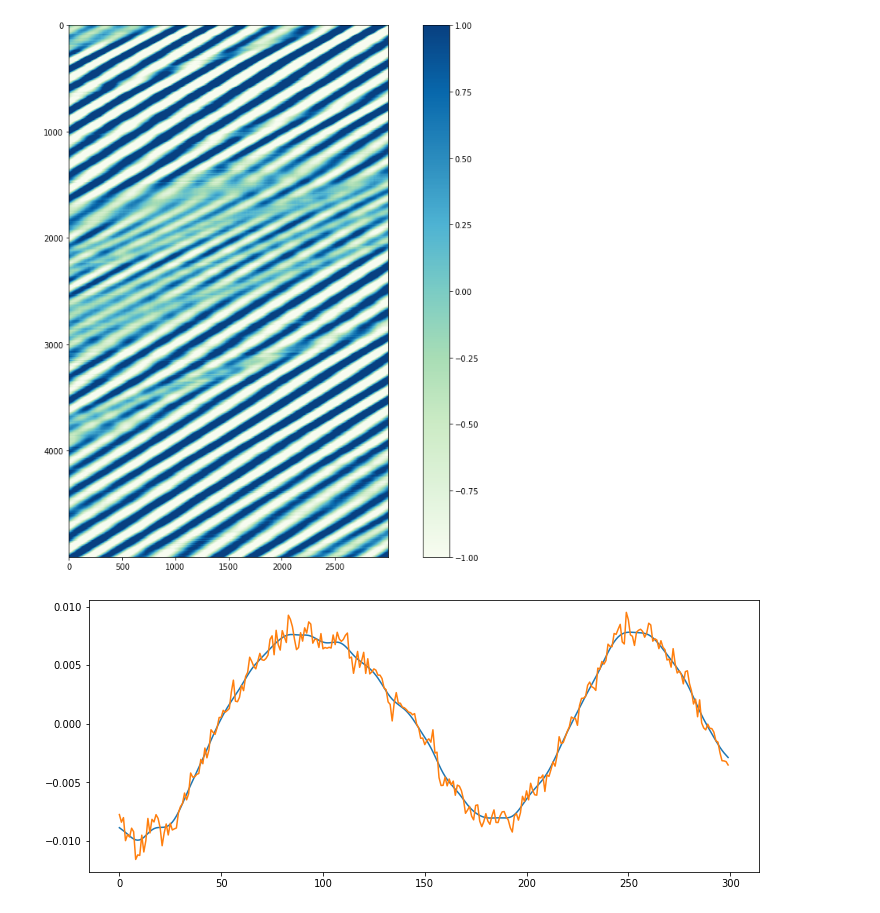
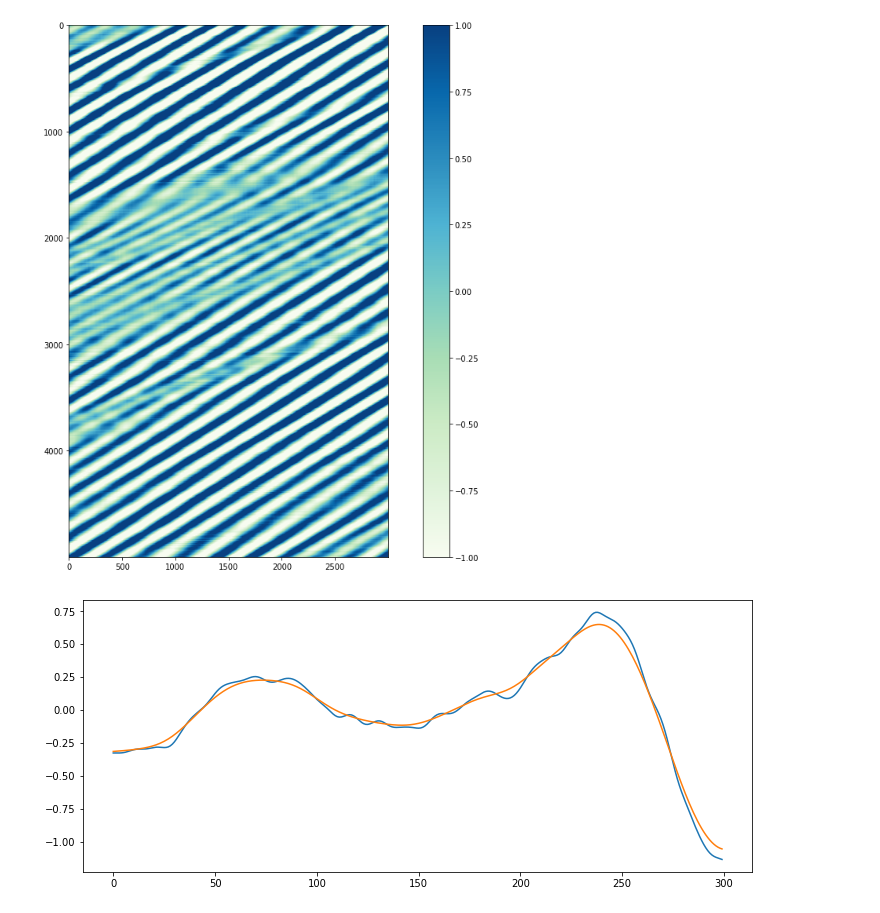
Before and after one commit to Laurd11/sindy-das-new, a Jupyter notebook: pre-processing.ipynb, the cells around one changed output. Cells and saved outputs as stored; diff of their text form; code cells hidden in the pictures.

```diff
--- a/pre-processing.ipynb
+++ b/pre-processing.ipynb
@@ -345,15 +345,18 @@ plt.show()
 # %% [output]
 [figure]
 # %%
-working_dat = np.load("/home/ldoyle/notebooks/channel_drift_5_min_clips/rad_4_smoothed_decimated_normalized_5_min_start_South-C1-LR-95km-P1kHz-GL50m-SP2m-FS200Hz_2021-11-02T231114Z.npy")
-working_dat_1 = np.load("/home/ldoyle/notebooks/channel_drift_5_min_clips/normalized_5_min_start_South-C1-LR-95km-P1kHz-GL50m-SP2m-FS200Hz_2021-11-02T231114Z.npy")
+working_dat = np.load("/home/ldoyle/notebooks/channel_drift_5_min_clips/rad_4_smoothed_decimated_normalized_5_min_start_South-C1-LR-95km-P1kHz-GL50m-SP2m-FS200Hz_2021-11-01T231114Z.npy")
+working_dat_2 = np.load("/home/ldoyle/notebooks/channel_drift_5_min_clips/rad_10_smoothed_decimated_normalized_5_min_start_South-C1-LR-95km-P1kHz-GL50m-SP2m-FS200Hz_2021-11-01T231114Z.npy")
+
+working_dat_1 = np.load("/home/ldoyle/notebooks/channel_drift_5_min_clips/normalized_5_min_start_South-C1-LR-95km-P1kHz-GL50m-SP2m-FS200Hz_2021-11-01T231114Z.npy")
 # %%
 plt.figure(figsize=(12,5))
-plt.plot(np.arange(300), working_dat[:300,89],label="Gauss.")
-plt.plot(np.arange(300), working_dat_1[:300,890],label="Flat")
+plt.plot(np.arange(300), working_dat[:300,89],label="Rad 4")
+plt.plot(np.arange(300), working_dat_2[:300,89],label="Rad 10")
+# plt.plot(np.arange(300), working_dat_1[:300,890],label="Flat")
 plt.show()
 # %% [output]
-[figure, old version]
+[figure, new version]
 # %%
 path = "/data/data2/south-data-ejm/hdd/South-C1-LR-95km-P1kHz-GL50m-SP2m-FS200Hz_2021-11-01T16_09_15-0700/"
 
```
Also changed, not shown: parts of 2 cells of this notebook, 1 other file.
